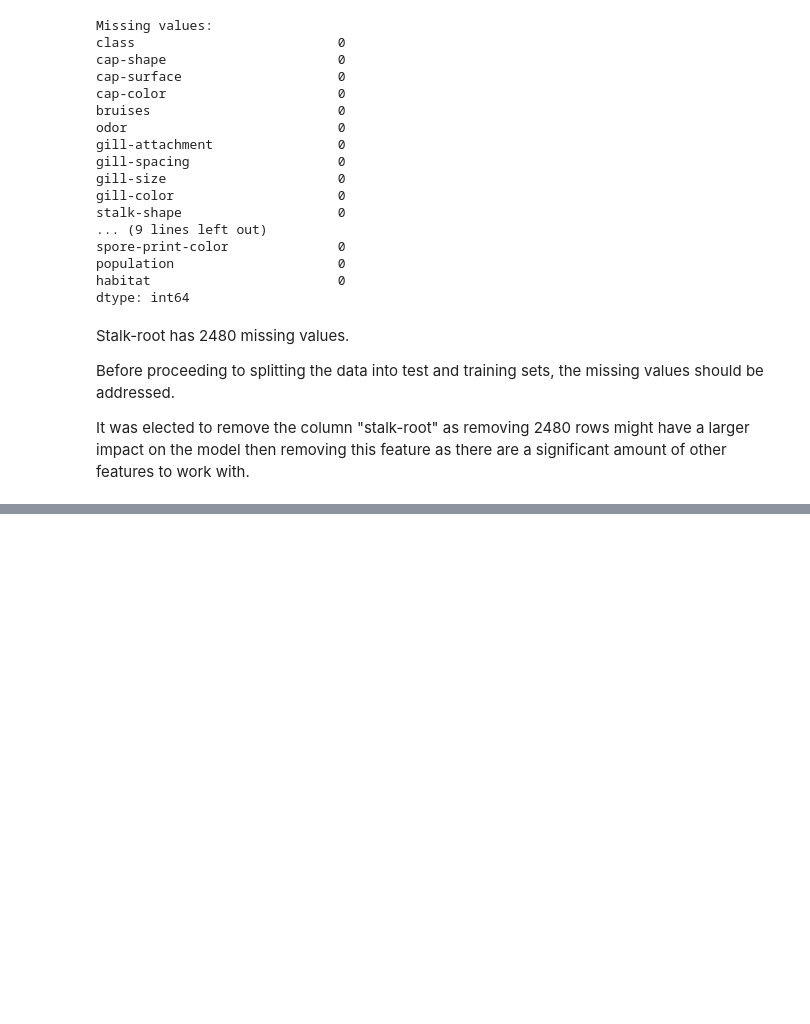
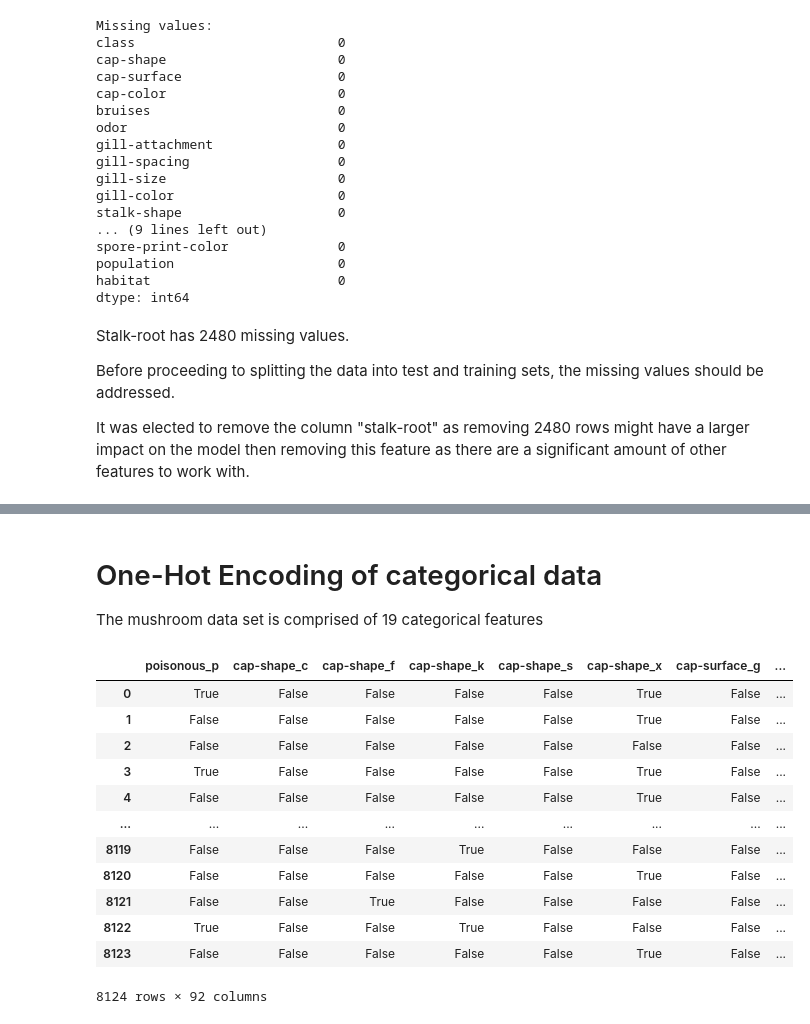
Before and after one commit to atoothman/data71200, a Jupyter notebook: DATA_71200_Project_1_Mushroom_Classification_Toothman.ipynb, the cells around one changed output, grey strips where cells are left out. Saved outputs shown, nothing was run; the diff lists cells and outputs as text; code cells hidden in the pictures; blank space fills up the shorter version.

```diff
--- a/DATA_71200_Project_1_Mushroom_Classification_Toothman.ipynb
+++ b/DATA_71200_Project_1_Mushroom_Classification_Toothman.ipynb
@@ -154,10 +135,10 @@ Before proceeding to splitting the data into test and training sets, the missing
 
 It was elected to remove the column "stalk-root" as removing 2480 rows might have a larger impact on the model then removing this feature as there are a significant amount of other features to work with.
 # %%
-# Remove 'stalk-root' from mushroom_df and create modified dataframe = X_mushroom
-X_mushroom = mushroom_df.drop(['stalk-root'],axis=1)
+# Remove 'stalk-root' from mushroom_df and create modified dataframe = mushroom_df_v2
+mushroom_df_v2 = mushroom_df.drop(['stalk-root'],axis=1)
 
-display(X_mushroom)
+display(mushroom_df_v2)
 # %% [output]
 |  | poisonous | cap-shape | cap-surface | cap-color | bruises | odor | gill-attachment | gill-spacing | ... |
 | 0 | p | x | s | n | t | p | f | c | ... |
@@ -176,0 +156,28 @@ Warning: Total number of columns (22) exceeds max_columns (20) limiting to first
+# %% [markdown]
+# One-Hot Encoding of categorical data
+
+The mushroom data set is comprised of 19 categorical features
+# %%
+# List of categorical columns omiting "stalk-root"
+categorical_columns = ['poisonous', 'cap-shape', 'cap-surface', 'cap-color', 'bruises', 'odor','gill-attachment', 'gill-spacing', 'gill-size', 'gill-color', 'stalk-shape', 'stalk-surface-above-ring', 'stalk-surface-below-ring', 'stalk-color-above-ring', 'stalk-color-below-ring', 'veil-type', 'veil-color', 'ring-number', 'ring-type', 'spore-print-color', 'population', 'habitat']
+
+# One-hot encode categorical columns
+mushroom_df_encoded = pd.get_dummies(mushroom_df_v2, columns=categorical_columns, drop_first=True)
+
+
+# Display the encoded DataFrame
+display(mushroom_df_encoded)
+# %% [output]
+|  | poisonous_p | cap-shape_c | cap-shape_f | cap-shape_k | cap-shape_s | cap-shape_x | cap-surface_g | ... |
+| 0 | True | False | False | False | False | True | False | ... |
+| 1 | False | False | False | False | False | True | False | ... |
+| 2 | False | False | False | False | False | False | False | ... |
+| 3 | True | False | False | False | False | True | False | ... |
+| 4 | False | False | False | False | False | True | False | ... |
+| ... | ... | ... | ... | ... | ... | ... | ... | ... |
+| 8119 | False | False | False | True | False | False | False | ... |
+| 8120 | False | False | False | False | False | True | False | ... |
+| 8121 | False | False | True | False | False | False | False | ... |
+| 8122 | True | False | False | True | False | False | False | ... |
+| 8123 | False | False | False | False | False | True | False | ... |
+8124 rows × 92 columns
```
Also changed, not shown: parts of 2 cells of this notebook.
